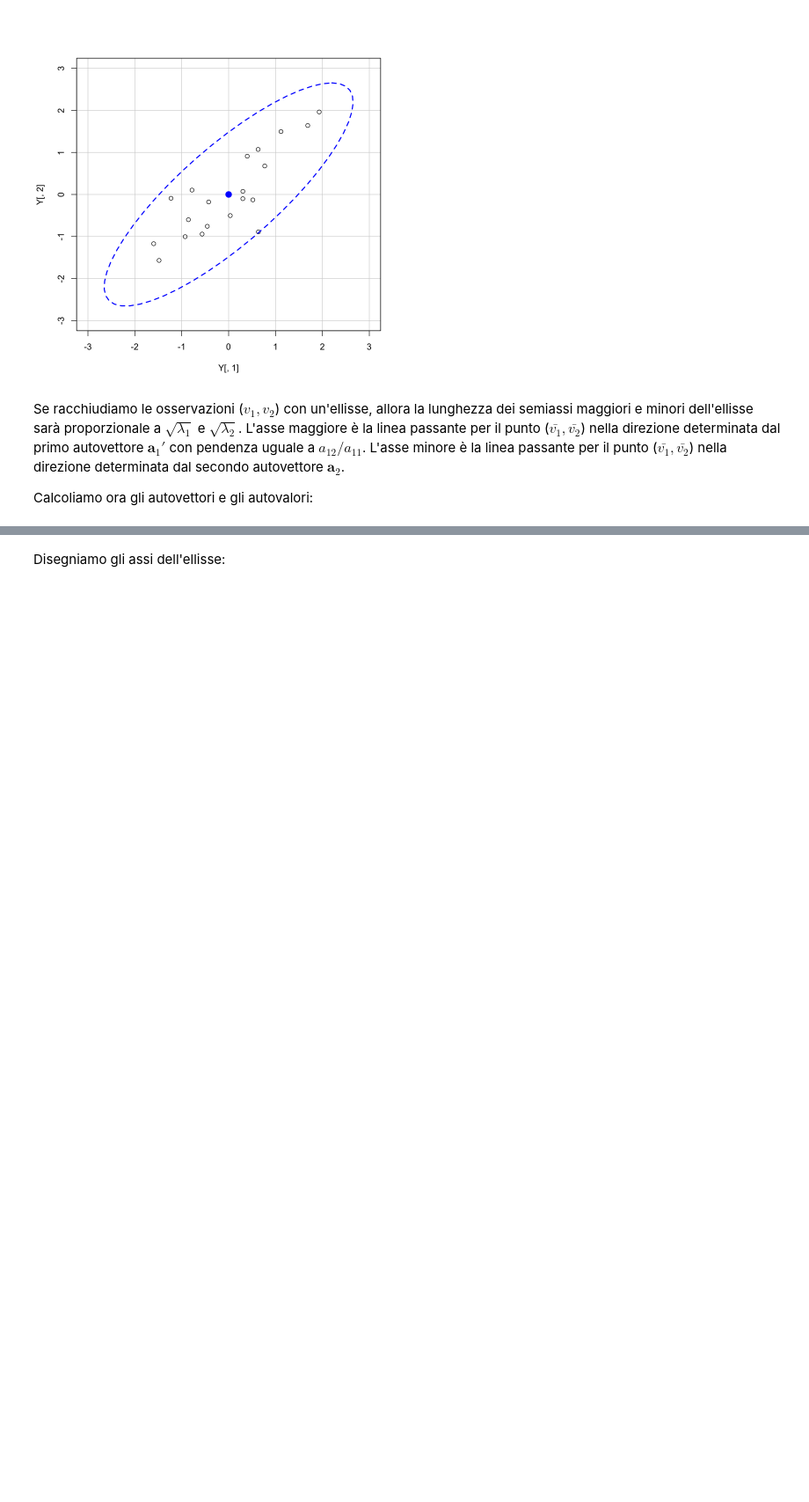
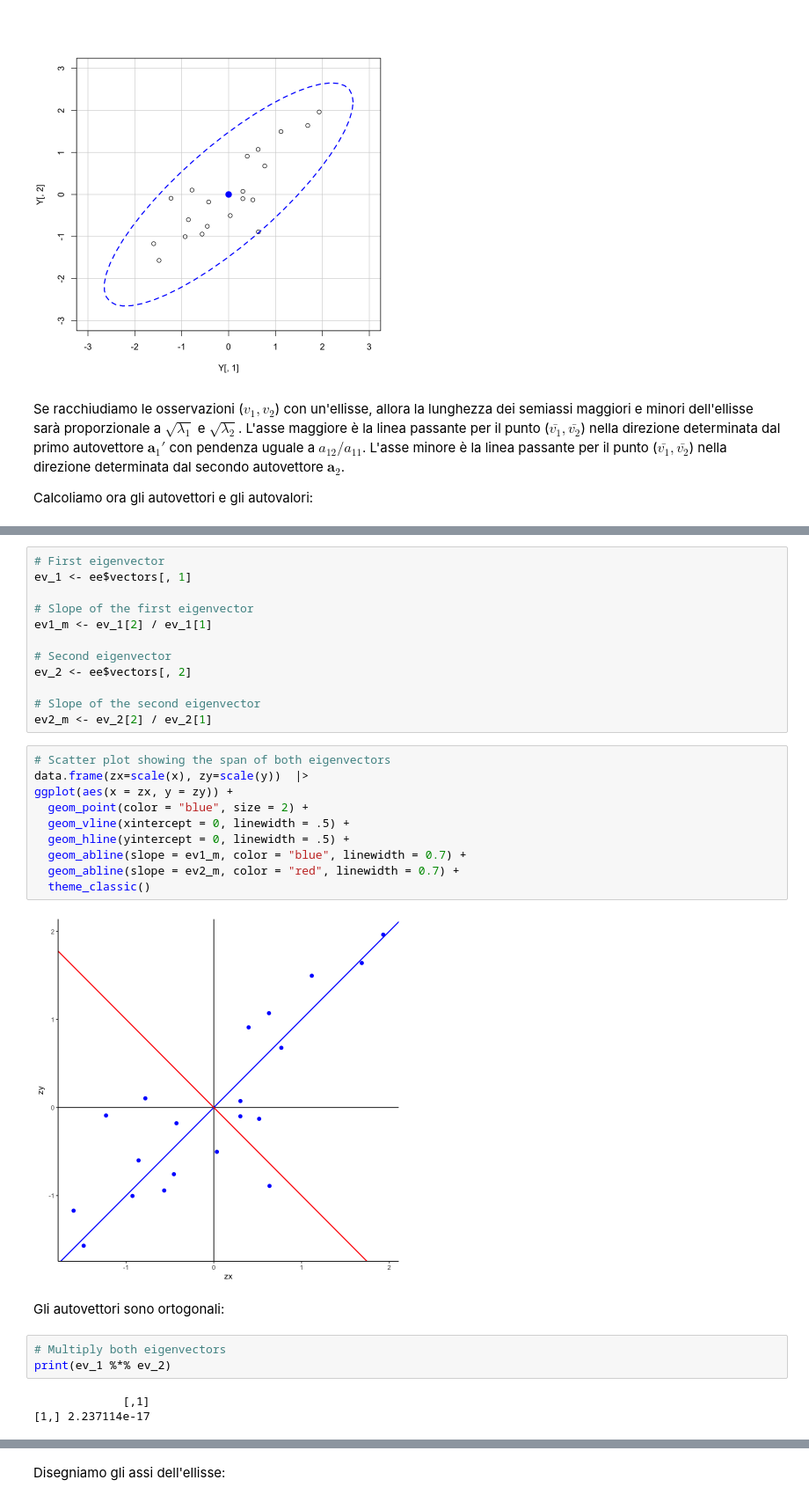
Before and after one commit to ccaudek/psy_test, a Jupyter notebook: _build/jupyter_execute/_appendix/a4_linear_alg.ipynb, the cells around one changed output, grey strips where cells are left out. Shown at 88% size. Saved outputs shown, nothing was run; the diff lists cells and outputs as text; blank space fills up the shorter version.

```diff
--- a/_build/jupyter_execute/_appendix/a4_linear_alg.ipynb
+++ b/_build/jupyter_execute/_appendix/a4_linear_alg.ipynb
@@ -1178,0 +1379,32 @@ ee <- eigen(s)
+# %%
+# First eigenvector
+ev_1 <- ee$vectors[, 1]
+
+# Slope of the first eigenvector
+ev1_m <- ev_1[2] / ev_1[1]
+
+# Second eigenvector
+ev_2 <- ee$vectors[, 2]
+
+# Slope of the second eigenvector
+ev2_m <- ev_2[2] / ev_2[1]
+# %%
+# Scatter plot showing the span of both eigenvectors
+data.frame(zx=scale(x), zy=scale(y))  |>
+ggplot(aes(x = zx, y = zy)) +
+  geom_point(color = "blue", size = 2) +
+  geom_vline(xintercept = 0, linewidth = .5) +
+  geom_hline(yintercept = 0, linewidth = .5) +
+  geom_abline(slope = ev1_m, color = "blue", linewidth = 0.7) +
+  geom_abline(slope = ev2_m, color = "red", linewidth = 0.7) +
+  theme_classic()
+# %% [output]
+[figure, added]
+# %% [markdown]
+Gli autovettori sono ortogonali:
+# %%
+# Multiply both eigenvectors
+print(ev_1 %*% ev_2)
+# %% [output]
+             [,1]
+[1,] 2.237114e-17
```
Also changed, not shown: parts of 70 cells of this notebook, 12 other files.
